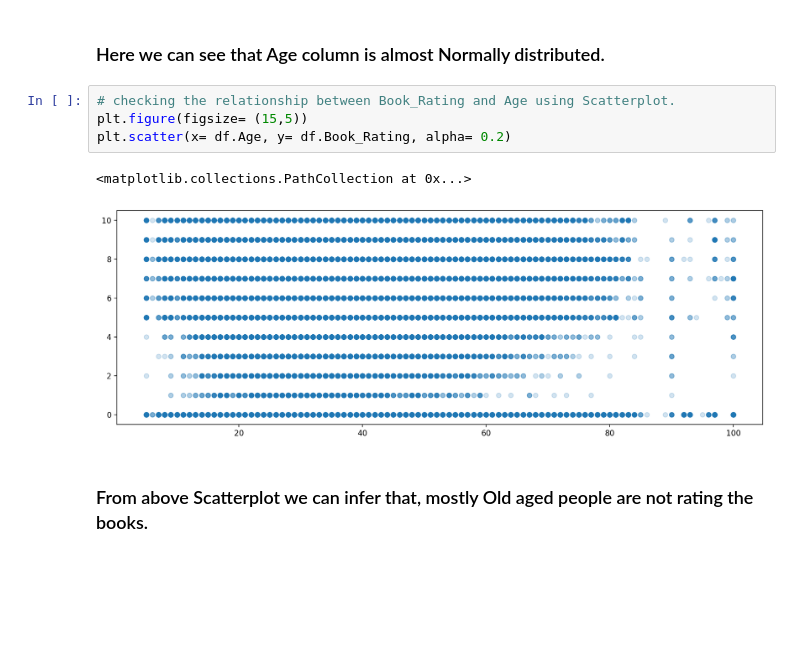
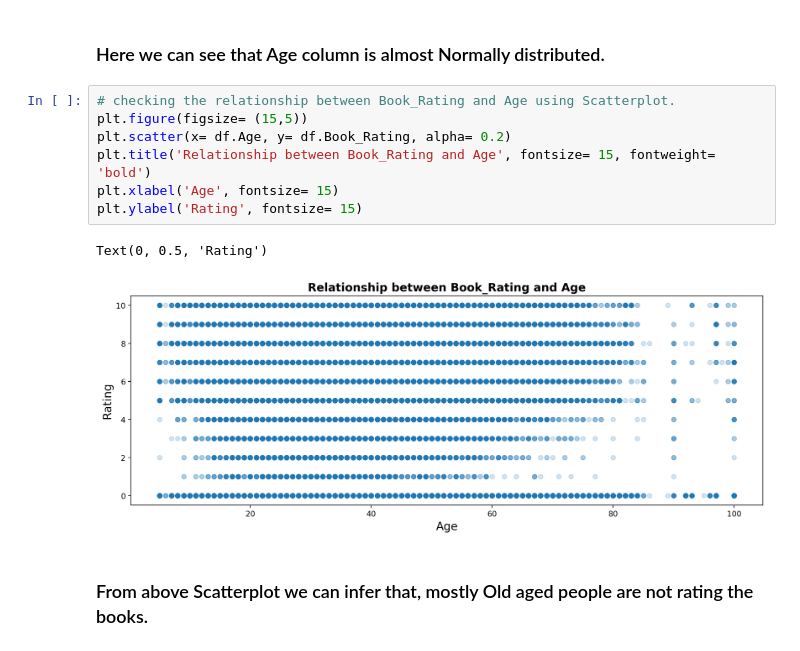
Before and after one commit to diptiranjan1998/Book-Recommendation-system, a Jupyter notebook: Book_Recommendation_System.ipynb, the cells around one changed output. Cells and saved outputs as stored; diff of their text form; blank space fills up the shorter version.

```diff
--- a/Book_Recommendation_System.ipynb
+++ b/Book_Recommendation_System.ipynb
@@ -999,9 +999,12 @@ plt.grid(True)
 # %%
 # checking the relationship between Book_Rating and Age using Scatterplot.
 plt.figure(figsize= (15,5))
 plt.scatter(x= df.Age, y= df.Book_Rating, alpha= 0.2)
+plt.title('Relationship between Book_Rating and Age', fontsize= 15, fontweight= 'bold')
+plt.xlabel('Age', fontsize= 15)
+plt.ylabel('Rating', fontsize= 15)
 # %% [output]
-<matplotlib.collections.PathCollection at 0x...>
+Text(0, 0.5, 'Rating')
-[figure, old version]
+[figure, new version]
 # %% [markdown]
 ### From above Scatterplot we can infer that, mostly Old aged people are not rating the books.
```
